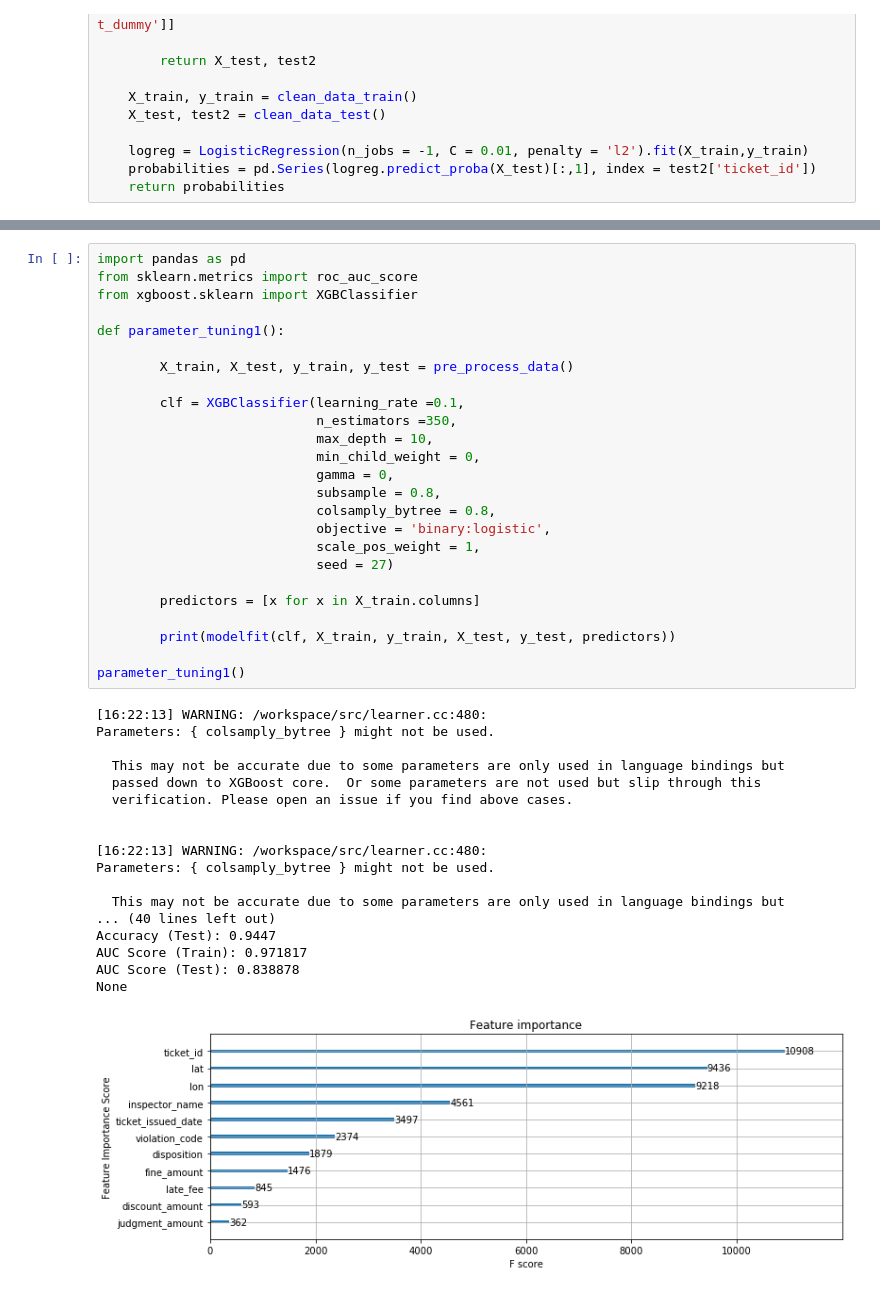
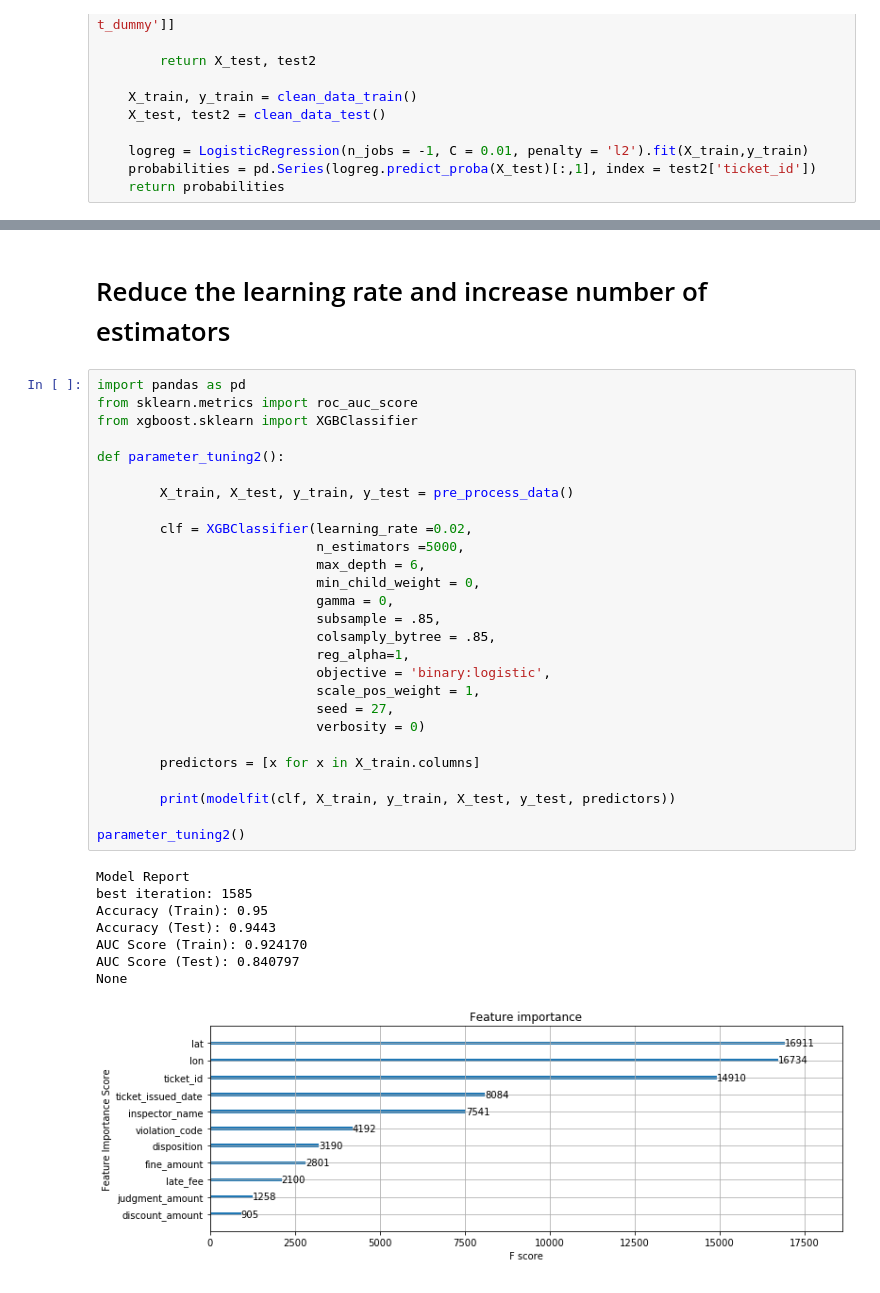
Before and after one commit to AustinChase/Applied_Data_Science, a Jupyter notebook: Module_3/Assignment+4.ipynb, the cells around one changed output, grey strips where cells are left out. Saved outputs shown, nothing was run; the diff lists cells and outputs as text.

Commit message:
re-ran boosting rounds. Added comments. Next up, add a visualization for the classifier

```diff
--- a/Module_3/Assignment+4.ipynb
+++ b/Module_3/Assignment+4.ipynb
@@ -757,44 +868,38 @@ param_test_3()
+# %% [markdown]
+# Reduce the learning rate and increase number of estimators
 # %%
 import pandas as pd
 from sklearn.metrics import roc_auc_score
 from xgboost.sklearn import XGBClassifier
 
-def parameter_tuning1():
+def parameter_tuning2():
 
         X_train, X_test, y_train, y_test = pre_process_data()
 
-        clf = XGBClassifier(learning_rate =0.1,
-                            n_estimators =350,
-                            max_depth = 10,
+        clf = XGBClassifier(learning_rate =0.02,
+                            n_estimators =5000,
+                            max_depth = 6,
                             min_child_weight = 0,
                             gamma = 0,
-                            subsample = 0.8,
-                            colsamply_bytree = 0.8,
+                            subsample = .85,
+                            colsamply_bytree = .85,
+                            reg_alpha=1,
                             objective = 'binary:logistic',
                             scale_pos_weight = 1,
-                            seed = 27)
+                            seed = 27,
+                            verbosity = 0)
 
         predictors = [x for x in X_train.columns]
 
         print(modelfit(clf, X_train, y_train, X_test, y_test, predictors))
 
-parameter_tuning1()
+parameter_tuning2()
 # %% [output]
-[16:22:13] WARNING: /workspace/src/learner.cc:480:
-Parameters: { colsamply_bytree } might not be used.
-
-  This may not be accurate due to some parameters are only used in language bindings but
-  passed down to XGBoost core.  Or some parameters are not used but slip through this
-  verification. Please open an issue if you find above cases.
-
-
-[16:22:13] WARNING: /workspace/src/learner.cc:480:
-Parameters: { colsamply_bytree } might not be used.
-
-  This may not be accurate due to some parameters are only used in language bindings but
-... (40 lines left out)
-Accuracy (Test): 0.9447
-AUC Score (Train): 0.971817
-AUC Score (Test): 0.838878
+Model Report
+best iteration: 1585
+Accuracy (Train): 0.95
+Accuracy (Test): 0.9443
+AUC Score (Train): 0.924170
+AUC Score (Test): 0.840797
 None
-[figure, old version]
+[figure, new version]
```
Also changed, not shown: parts of 25 cells of this notebook.
